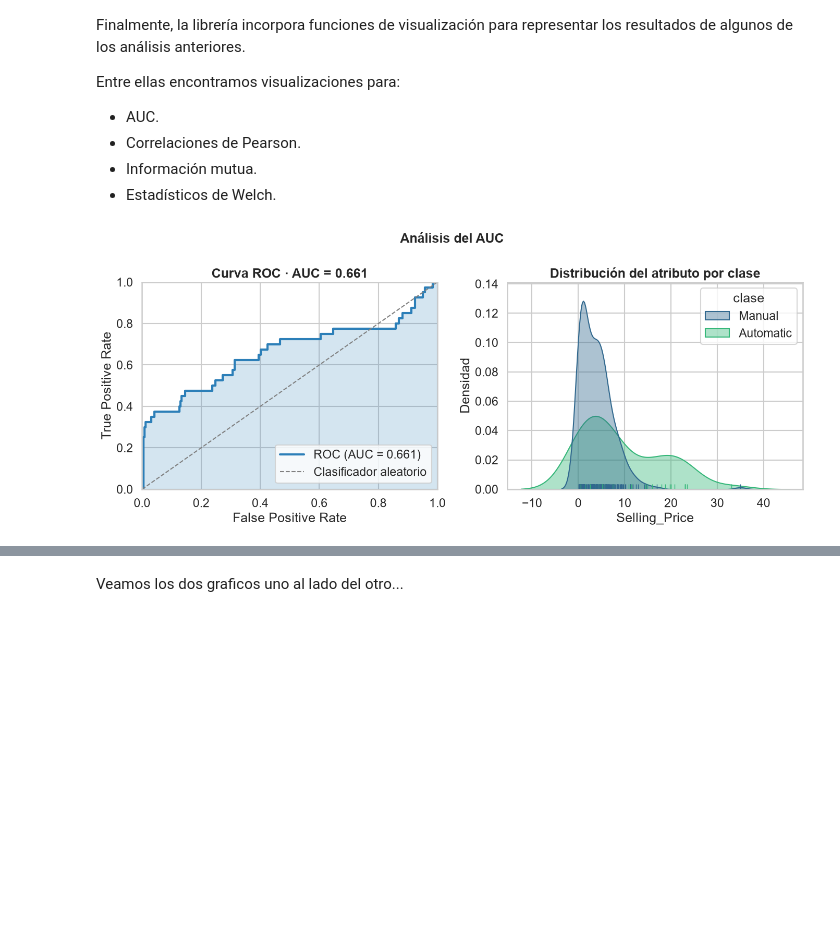
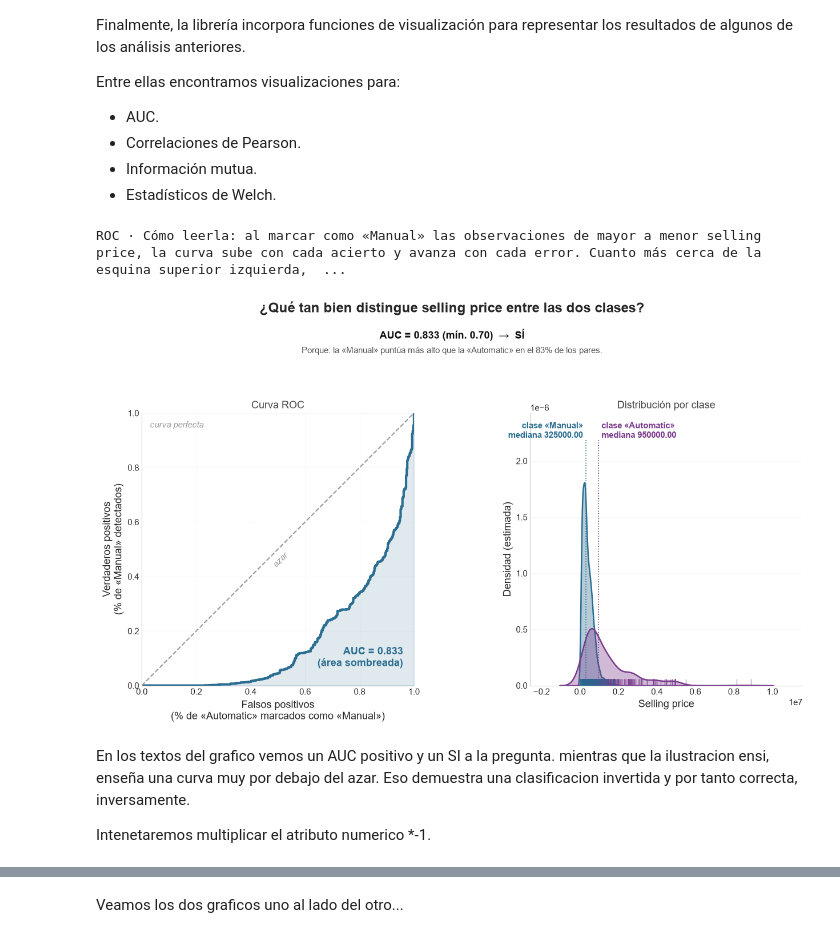
Before and after one commit to EnZaFe/SME_paquetes, a Jupyter notebook: notebooks/demo_python.ipynb, the cells around one changed output, grey strips where cells are left out. Saved outputs shown, nothing was run; the diff lists cells and outputs as text; code cells hidden in the pictures; blank space fills up the shorter version.

```diff
--- a/notebooks/demo_python.ipynb
+++ b/notebooks/demo_python.ipynb
@@ -102,7 +118,7 @@ os.listdir(path)
  'car details v4.csv']
 # %%
 df = pd.read_csv(
-    os.path.join(path, "car data.csv")
+    os.path.join(path, "CAR DETAILS FROM CAR DEKHO.csv")
 )
 
 df.head()
@@ -115,0 +134,6 @@ df.head()
+# %%
+df_by_path = sme.load_dataset("CAR DETAILS FROM CAR DEKHO.csv")
+print(type(df_by_path))
+
+df_iris = sme.load_dataset("iris")
+print(type(df_iris))
@@ -548,8 +549,13 @@ Entre ellas encontramos visualizaciones para:
 - Estadísticos de Welch.
 # %%
 fig = sme.graficar_auc(
-    df["Selling_Price"],
-    df["Transmission"]
+    df["selling_price"],
+    df["transmission"]
 )
 # %% [output]
+ROC · Cómo leerla: al marcar como «Manual» las observaciones de mayor a menor selling price, la curva sube con cada acierto y avanza con cada error. Cuanto más cerca de la esquina superior izquierda,  ...
-[figure, old version]
+[figure, new version]
+# %% [markdown]
+En los textos del grafico vemos un AUC positivo y un SI a la pregunta. mientras que la ilustracion ensi, enseña una curva muy por debajo del azar. Eso demuestra una clasificacion invertida y por tanto correcta, inversamente.
+
+Intenetaremos multiplicar el atributo numerico *-1.
```
Also changed, not shown: parts of 37 cells of this notebook, 16 other files.
